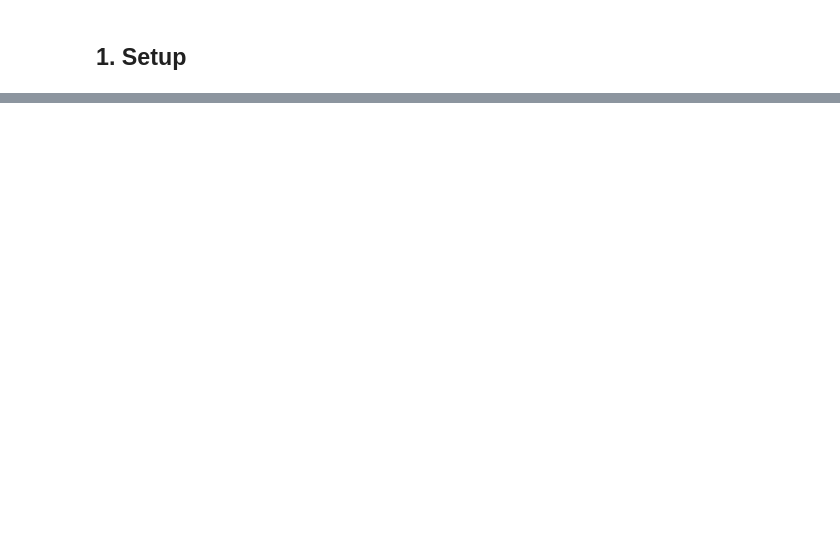
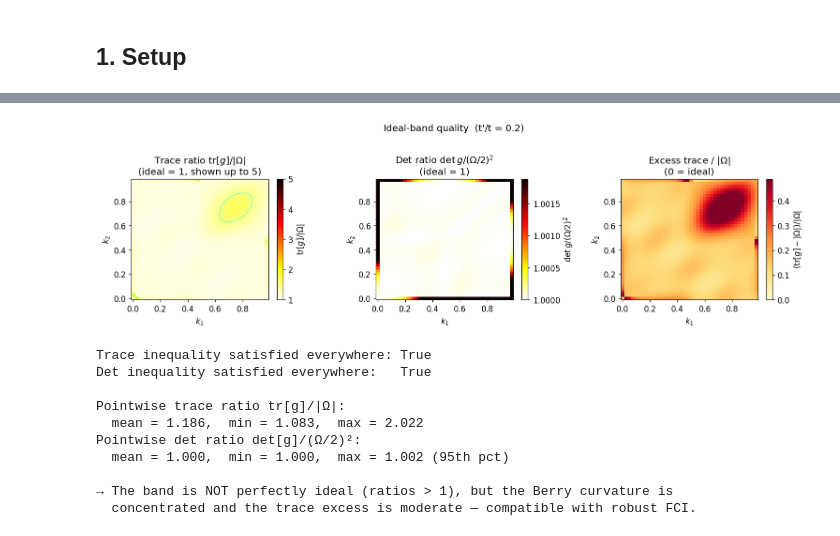
Before and after one commit to ShaShaQAQ/QGN, a Jupyter notebook: notebooks/02_FCI_triangular.ipynb, the cells around one changed output, grey strips where cells are left out. Cells and saved outputs as stored; diff of their text form; code cells hidden in the pictures; blank space fills up the shorter version.

```diff
--- a/notebooks/02_FCI_triangular.ipynb
+++ b/notebooks/02_FCI_triangular.ipynb
@@ -256,0 +290,57 @@ Maximum M = 23.9 at t'/t = 0.192
+# %%
+fig, axes = plt.subplots(1, 3, figsize=(14, 4))
+
+# ── Trace ratio: tr_g / |Ω|  (ideal = 1) ────────────────────────────────────
+ax = axes[0]
+pcm = ax.pcolormesh(K1, K2, trace_ratio, cmap='hot_r', shading='auto', vmin=1.0, vmax=5.0)
+plt.colorbar(pcm, ax=ax, label='$\\mathrm{tr}[g] / |\\Omega|$')
+ax.contour(K1, K2, trace_ratio, levels=[1.5, 2.0, 3.0], colors='cyan', linewidths=0.8, alpha=0.7)
+ax.set_xlabel('$k_1$'); ax.set_ylabel('$k_2$')
+ax.set_title('Trace ratio $\\mathrm{tr}[g]/|\\Omega|$\n(ideal = 1, shown up to 5)')
+
+# ── Determinant ratio: det_g / (Ω/2)²  ──────────────────────────────────────
+ax = axes[1]
+pcm = ax.pcolormesh(K1, K2, det_ratio, cmap='hot_r', shading='auto', vmin=1.0,
+                    vmax=np.nanpercentile(det_ratio, 95))
+plt.colorbar(pcm, ax=ax, label='$\\det g / (\\Omega/2)^2$')
+ax.set_xlabel('$k_1$'); ax.set_ylabel('$k_2$')
+ax.set_title('Det ratio $\\det g/(\\Omega/2)^2$\n(ideal = 1)')
+
+# ── Pointwise: (tr_g - |Ω|) / |Ω|  i.e. fractional excess ──────────────────
+ax = axes[2]
+with np.errstate(divide='ignore', invalid='ignore'):
+    excess = np.where(np.abs(Omega) > 1e-8,
+                      (tr_g - np.abs(Omega)) / np.abs(Omega), np.nan)
+pcm = ax.pcolormesh(K1, K2, excess, cmap='YlOrRd', shading='auto',
+                    vmin=0, vmax=np.nanpercentile(excess, 95))
+plt.colorbar(pcm, ax=ax, label='$(\\mathrm{tr}[g]-|\\Omega|)/|\\Omega|$')
+ax.set_xlabel('$k_1$'); ax.set_ylabel('$k_2$')
+ax.set_title('Excess trace / $|\\Omega|$\n(0 = ideal)')
+
+plt.suptitle(f"Ideal-band quality  (t'/t = {tp/t})", y=1.02)
+plt.tight_layout()
+plt.show()
+
+# Numerical summary
+print(f"Trace inequality satisfied everywhere: {np.all(tr_g >= np.abs(Omega) - 1e-6)}")
+print(f"Det inequality satisfied everywhere:   {np.all(det_g >= half_O**2 - 1e-10)}")
+print(f"")
+print(f"Pointwise trace ratio tr[g]/|Ω|:")
+print(f"  mean = {np.nanmean(trace_ratio):.3f},  min = {np.nanmin(trace_ratio):.3f},  max = {np.nanmax(trace_ratio):.3f}")
+print(f"Pointwise det ratio det[g]/(Ω/2)²:")
+print(f"  mean = {np.nanmean(det_ratio):.3f},  min = {np.nanmin(det_ratio):.3f},  max = {np.nanpercentile(det_ratio, 95):.3f} (95th pct)")
+print(f"")
+print(f"→ The band is NOT perfectly ideal (ratios > 1), but the Berry curvature is")
+print(f"  concentrated and the trace excess is moderate — compatible with robust FCI.")
+# %% [output]
+[figure, added]
+Trace inequality satisfied everywhere: True
+Det inequality satisfied everywhere:   True
+
+Pointwise trace ratio tr[g]/|Ω|:
+  mean = 1.186,  min = 1.083,  max = 2.022
+Pointwise det ratio det[g]/(Ω/2)²:
+  mean = 1.000,  min = 1.000,  max = 1.002 (95th pct)
+
+→ The band is NOT perfectly ideal (ratios > 1), but the Berry curvature is
+  concentrated and the trace excess is moderate — compatible with robust FCI.
```
Also changed, not shown: parts of 27 cells of this notebook, 4 other files.
